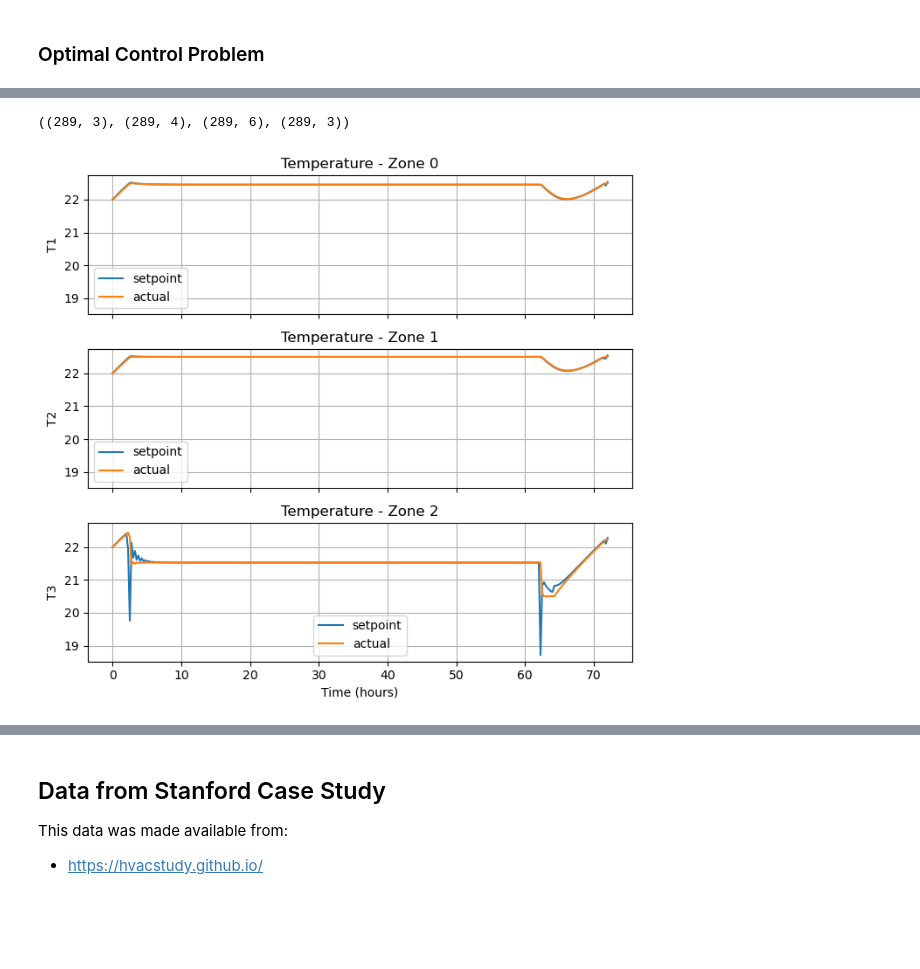
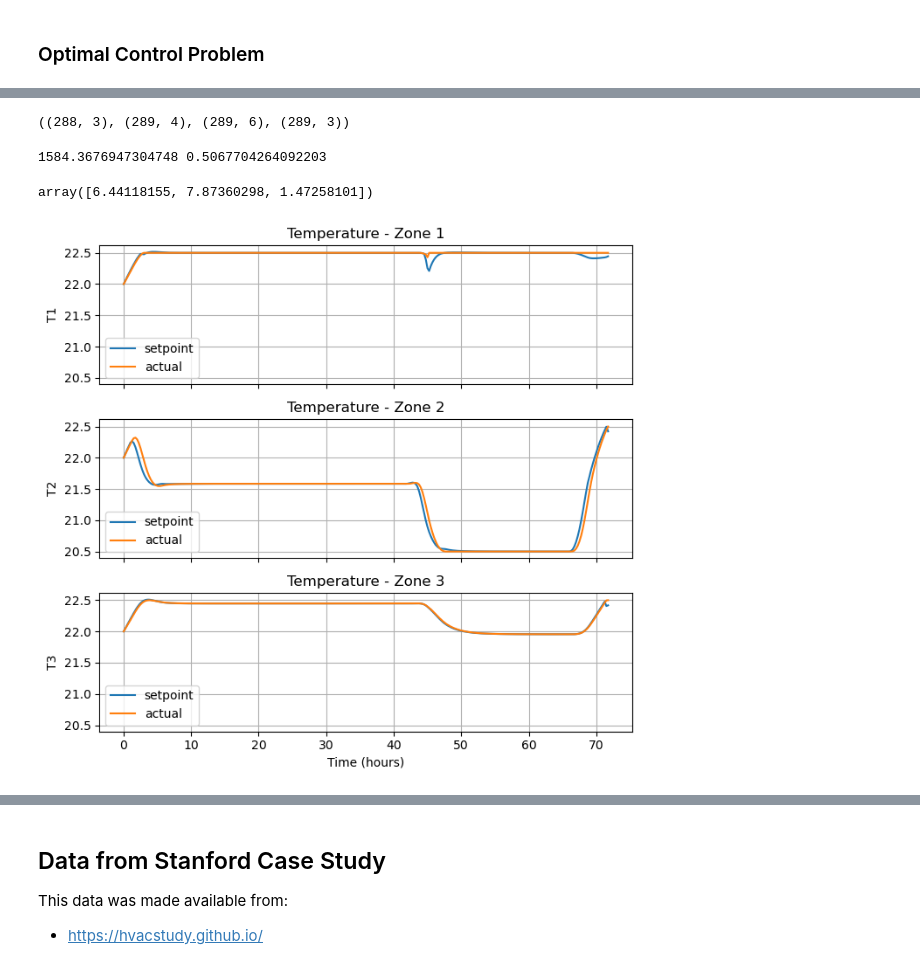
Before and after one commit to billtubbs/building-hvac-models, a Jupyter notebook: Building-models.ipynb, the cells around one changed output, grey strips where cells are left out. Drawn from its saved outputs; the diff is of its cells as text; code cells hidden in the pictures; blank space fills up the shorter version.

```diff
--- a/Building-models.ipynb
+++ b/Building-models.ipynb
@@ -554,23 +586,28 @@ def simulate_system_with_outputs(F, H, inputs, n_x, n_y, x0):
 # Parameters
 three_zone_model_params = {
     "n_z": 3,  # # number of zones
-    'C': cas.DM([6, 5, 7]),  # thermal capacitance, kWh/K
-    'H': cas.DM([6/24, 5/23, 7/25]),  # scaled heat transfer coefficient with ambient, kW/K
+    'C': cas.DM([6, 5, 7]),  # thermal capacitance, kWh/K  [6, 5, 7]
+    'H': cas.DM([6/24, 6/24, 6/24]),  # scaled heat transfer coefficient with ambient, kW/K  [6/24, 5/23, 7/25]
     'beta': cas.DM([
-        [0. , 4/17, 13/50],  # heat transfer coefficients between zones, kW/K
-        [0. , 0.  , 14/57],
-        [0. , 0.  , 0.   ]
+        [0.   , 4/17 , 13/50 ],  # heat transfer coefficients between zones, kW/K
+        [4/17 , 0.0  , 14/57 ],
+        [13/50, 14/57, 0.    ]
     ]),
     'K_c': cas.DM([-10, -10, -10]),  # controller gain parameter, kW/K
     'tau_I': cas.DM([1, 1, 1]),  # PI controller integral parameter
     'Q_ss': cas.DM([0, 0, 0]),  # steady-state rate of cooling, kW
     'Tmin': 20.5,  # minimum comfort temperature bound
     'Tmax': 22.5,  # maximum comfort temperature bound
-    'Q_HVAC_max': 30
+    'Q_HVAC_max': 30  # maximum cooling supply rate
 }
 
+params = three_zone_model_params
+
+# Convert most params to CasADi constants
+n_z = params['n_z']
+params = {name: cas.DM(values) for name, values in params.items()}
+
 # System dimensions
-n_z = three_zone_model_params["n_z"]
 n_x = 2 * n_z  # number of states
 n_u = n_z  # number of manipulated inputs
 n_p = n_z + 1  # number of disturbance inputs
@@ -583,7 +620,7 @@ p = cas.MX.sym('p', n_p)
 inputs = cas.vertcat(u, p)
 
 # ODE equations
-dTdt, dI_eps_dt = multi_zone_temp_ODEs(x, inputs, three_zone_model_params)
+dTdt, dI_eps_dt = multi_zone_temp_ODEs(x, inputs, params)
 
 # Define ODE
 rhs = cas.vertcat(dTdt, dI_eps_dt)
@@ -601,6 +638,6 @@ F:(x_k[6],inputs_k[7])->(x_kp1[6]) MXFunction
 # %%
 # Output equation
-Q_c = multi_zone_temp_outputs(x, inputs, three_zone_model_params)
-H = cas.Function('H', [x, inputs], [Q_c], ['x', 'inputs'], ['y'])
+Q_c = multi_zone_temp_outputs(x, inputs, params)
+H = cas.Function('H', [x, inputs], [Q_c], ['xk', 'inputs'], ['yk'])
 print(H)
 # %% [output]
@@ -632,7 +669,9 @@ x0 = cas.vertcat(
 )
 
 # Simulation loop
-X, Y = simulate_system_with_outputs(F, H, inputs, n_x, n_y, x0)
+X, Y = simulate_system_with_outputs(F, H, inputs, x0)
+X = np.array(X)
+Y = np.array(Y)
 
 # Plot results
 inputs_labels = (
@@ -709,7 +748,10 @@ table
 ### System model
 # %%
 params = three_zone_model_params
+
+# Convert most params to CasADi constants
 n_z = params['n_z']
+params = {name: cas.DM(values) for name, values in params.items()}
 
 # System dimensions
 n_x = 2 * n_z  # number of states
@@ -735,7 +777,7 @@ F = convert_continuous_model_to_discrete(f, x, inputs, dt)
 
 # Output equation
 Q_c = multi_zone_temp_outputs(x, inputs, params)
-H = cas.Function('H', [x, inputs], [Q_c], ['x', 'inputs'], ['y'])
+H = cas.Function('H', [x, inputs], [Q_c], ['xk', 'inputs'], ['yk'])
 
 print(F)
 print(H)
@@ -823,26 +888,29 @@ Number of nonzeros in Lagrangian Hessian.............:        0
 # %%
-# Convert solution to Numpy arrays
-U_sol = np.array(sol.value(U))
-X_sol = np.array(sol.value(X).T)
-Y_sol = np.array(sol.value(Y).T)
-
 U_sol.shape, P_values.shape, X_sol.shape, Y_sol.shape
 # %% [output]
-((289, 3), (289, 4), (289, 6), (289, 3))
+((288, 3), (289, 4), (289, 6), (289, 3))
+# %%
+print(np.sum(Y_sol), 1.0 * np.sum(np.array(sol.value(deltaU)) ** 2))
+# %% [output]
+1584.3676947304748 0.5067704264092203
+# %%
+Y_sol.max(axis=0)
+# %% [output]
+array([6.44118155, 7.87360298, 1.47258101])
 # %%
 plot_data = {
-    f"Temperature - Zone {z}": {
-        "y": np.stack([U_sol[:, z], X_sol[:, z]]).T,
+    f"Temperature - Zone {z+1}": {
+        "y": np.stack([U_sol[:, z], X_sol[:-1, z]]).T,
         "labels": ['setpoint', 'actual'],
         "y_label": f"T{z+1}"
     }
     for z in range(n_z)
 }
-make_tsplots(t, plot_data, sharey=True)
+make_tsplots(t[:-1], plot_data, sharey=True)
 plt.tight_layout()
 plt.show()
 # %% [output]
-[figure, old version]
+[figure, new version]
 # %%
 plot_data = {
     f"Cooling Demand": {
```
Also changed, not shown: parts of 18 cells of this notebook.
